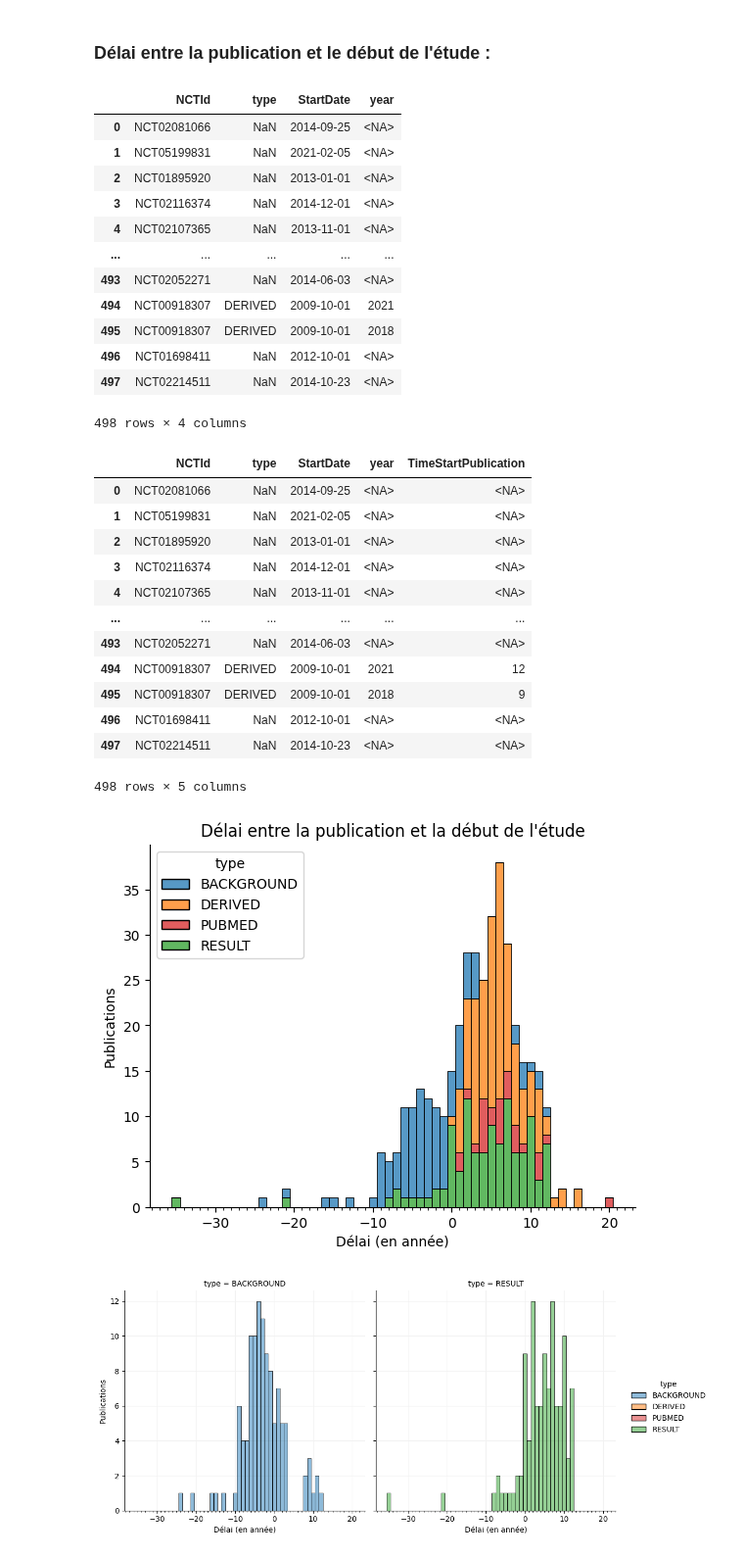
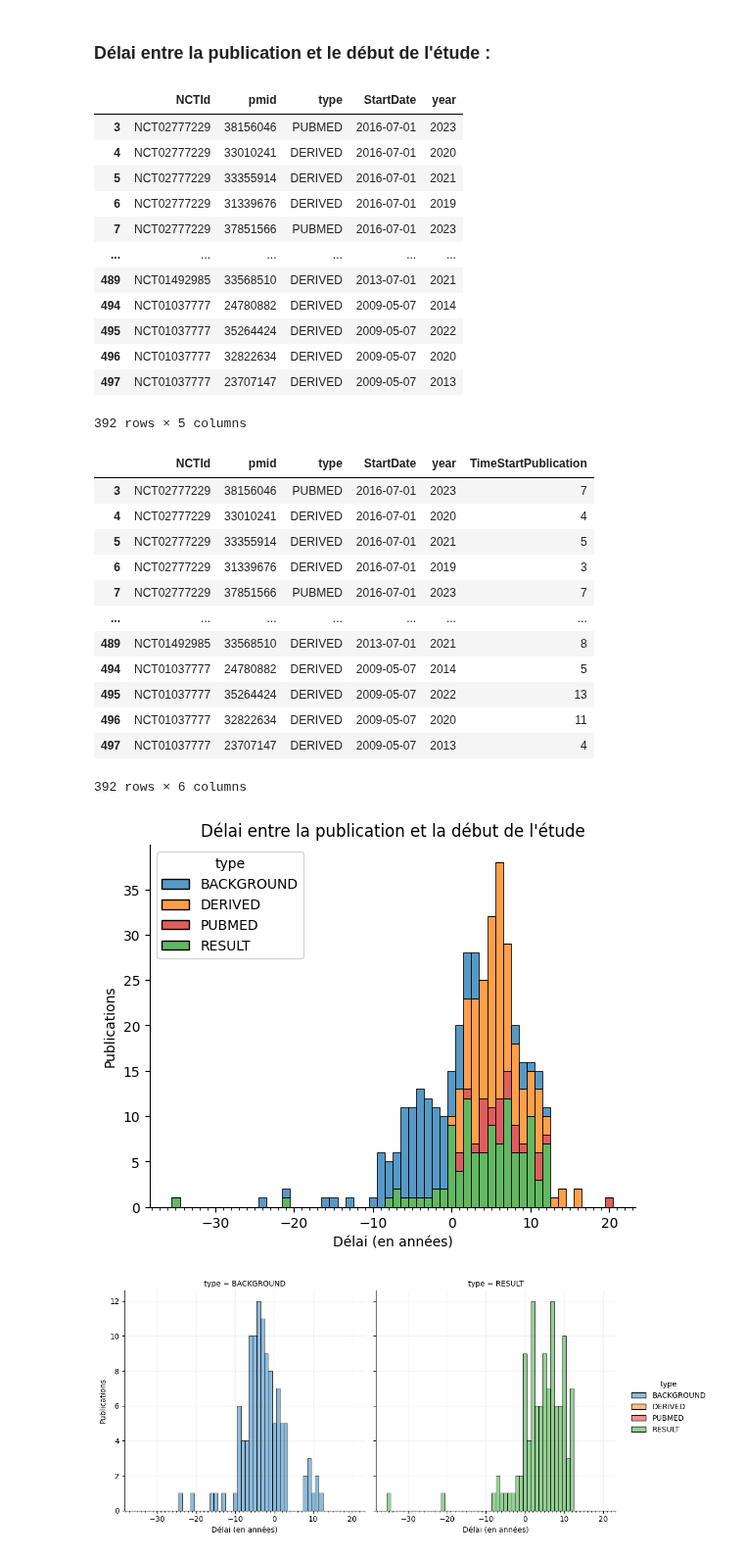
Before and after one commit to Inserm-IST/BSO-Inserm-Sante, a Jupyter notebook: 02_traitement_donnees_sante.ipynb, the cells around one changed output. Shown at 98% size. Cells and saved outputs as stored; diff of their text form; code cells hidden in the pictures.

```diff
--- a/02_traitement_donnees_sante.ipynb
+++ b/02_traitement_donnees_sante.ipynb
@@ -9,27 +18,27 @@ import seaborn as sns
 # %% [markdown]
 ## Import de la DataFrame :
 # %%
-df_final = pd.read_csv(
-    'Data/outputs/extract_df_final.csv', sep=';', encoding='utf-8-sig'
+df_extract = pd.read_csv(
+    'Data/outputs/df_extract.csv', sep=';', encoding='utf-8-sig'
 )
-# df_final.info()
+# df_extract.info()
 # %%
-df_final = df_final.astype(
+df_extract = df_extract.astype(
     {
         'OverallStatus': 'category',
         'StudyType': 'category',
         'type': 'category',
     }
 )
-df_final = df_final.astype(
+df_extract = df_extract.astype(
     {
         'StudyFirstPostDate': 'datetime64[ns]',
         'StartDate': 'datetime64[ns]',
         'CompletionDate': 'datetime64[ns]',
     }
 )
-df_final = df_final.convert_dtypes()
-df_final.info()
+df_extract = df_extract.convert_dtypes()
+df_extract.info()
 # %% [output]
 <class 'pandas.core.frame.DataFrame'>
 RangeIndex: 498 entries, 0 to 497
@@ -660,65 +568,66 @@ g.set(
 # %% [markdown]
 ### Délai entre la publication et le début de l'étude :
 # %%
-df_final.loc[:, ['NCTId', 'type', 'StartDate', 'year']]
+df_start_date = df_extract.loc[:, ['NCTId', 'pmid', 'type', 'StartDate', 'year']].dropna()
+df_start_date
 # %% [output]
-|  | NCTId | type | StartDate | year |
-| 0 | NCT02081066 | NaN | 2014-09-25 | <NA> |
-| 1 | NCT05199831 | NaN | 2021-02-05 | <NA> |
-| 2 | NCT01895920 | NaN | 2013-01-01 | <NA> |
-| 3 | NCT02116374 | NaN | 2014-12-01 | <NA> |
-| 4 | NCT02107365 | NaN | 2013-11-01 | <NA> |
-| ... | ... | ... | ... | ... |
-| 493 | NCT02052271 | NaN | 2014-06-03 | <NA> |
-| 494 | NCT00918307 | DERIVED | 2009-10-01 | 2021 |
-| 495 | NCT00918307 | DERIVED | 2009-10-01 | 2018 |
-| 496 | NCT01698411 | NaN | 2012-10-01 | <NA> |
-| 497 | NCT02214511 | NaN | 2014-10-23 | <NA> |
+|  | NCTId | pmid | type | StartDate | year |
+| 3 | NCT02777229 | 38156046 | PUBMED | 2016-07-01 | 2023 |
+| 4 | NCT02777229 | 33010241 | DERIVED | 2016-07-01 | 2020 |
+| 5 | NCT02777229 | 33355914 | DERIVED | 2016-07-01 | 2021 |
+| 6 | NCT02777229 | 31339676 | DERIVED | 2016-07-01 | 2019 |
+| 7 | NCT02777229 | 37851566 | PUBMED | 2016-07-01 | 2023 |
+| ... | ... | ... | ... | ... | ... |
+| 489 | NCT01492985 | 33568510 | DERIVED | 2013-07-01 | 2021 |
+| 494 | NCT01037777 | 24780882 | DERIVED | 2009-05-07 | 2014 |
+| 495 | NCT01037777 | 35264424 | DERIVED | 2009-05-07 | 2022 |
+| 496 | NCT01037777 | 32822634 | DERIVED | 2009-05-07 | 2020 |
+| 497 | NCT01037777 | 23707147 | DERIVED | 2009-05-07 | 2013 |
-498 rows × 4 columns
+392 rows × 5 columns
 # %%
-time_start_publication = df_final.loc[:, 'year'] - df_final.loc[:, 'StartDate'].dt.year.astype('Int64')
+time_start_publication = df_start_date.loc[:, 'year'] - df_start_date.loc[:, 'StartDate'].dt.year.astype('Int64')
 time_start_publication = time_start_publication.rename('TimeStartPublication')
-time_start_publication = df_final.loc[:, ['NCTId', 'type', 'StartDate', 'year']].join(time_start_publication)
+time_start_publication = df_start_date.join(time_start_publication)
 time_start_publication
 # %% [output]
-|  | NCTId | type | StartDate | year | TimeStartPublication |
-| 0 | NCT02081066 | NaN | 2014-09-25 | <NA> | <NA> |
-| 1 | NCT05199831 | NaN | 2021-02-05 | <NA> | <NA> |
-| 2 | NCT01895920 | NaN | 2013-01-01 | <NA> | <NA> |
-| 3 | NCT02116374 | NaN | 2014-12-01 | <NA> | <NA> |
-| 4 | NCT02107365 | NaN | 2013-11-01 | <NA> | <NA> |
-| ... | ... | ... | ... | ... | ... |
-| 493 | NCT02052271 | NaN | 2014-06-03 | <NA> | <NA> |
-| 494 | NCT00918307 | DERIVED | 2009-10-01 | 2021 | 12 |
-| 495 | NCT00918307 | DERIVED | 2009-10-01 | 2018 | 9 |
-| 496 | NCT01698411 | NaN | 2012-10-01 | <NA> | <NA> |
-| 497 | NCT02214511 | NaN | 2014-10-23 | <NA> | <NA> |
+|  | NCTId | pmid | type | StartDate | year | TimeStartPublication |
+| 3 | NCT02777229 | 38156046 | PUBMED | 2016-07-01 | 2023 | 7 |
+| 4 | NCT02777229 | 33010241 | DERIVED | 2016-07-01 | 2020 | 4 |
+| 5 | NCT02777229 | 33355914 | DERIVED | 2016-07-01 | 2021 | 5 |
+| 6 | NCT02777229 | 31339676 | DERIVED | 2016-07-01 | 2019 | 3 |
+| 7 | NCT02777229 | 37851566 | PUBMED | 2016-07-01 | 2023 | 7 |
+| ... | ... | ... | ... | ... | ... | ... |
+| 489 | NCT01492985 | 33568510 | DERIVED | 2013-07-01 | 2021 | 8 |
+| 494 | NCT01037777 | 24780882 | DERIVED | 2009-05-07 | 2014 | 5 |
+| 495 | NCT01037777 | 35264424 | DERIVED | 2009-05-07 | 2022 | 13 |
+| 496 | NCT01037777 | 32822634 | DERIVED | 2009-05-07 | 2020 | 11 |
+| 497 | NCT01037777 | 23707147 | DERIVED | 2009-05-07 | 2013 | 4 |
-498 rows × 5 columns
+392 rows × 6 columns
 # %%
 g = sns.histplot(
     data=time_start_publication,
     x='TimeStartPublication',
     hue='type',
     multiple='stack',
     # element="step",
     discrete=True,
     palette=palette,
 )
 
 # x axis ticks
 g.xaxis.set_minor_locator(AutoMinorLocator(10))
 
 # Title
 g.set(
     title="Délai entre la publication et la début de l'étude",
-    xlabel='Délai (en année)',
+    xlabel='Délai (en années)',
     ylabel='Publications',
 )
 
 # Remove spines
 sns.despine()
 # %% [output]
-[figure, old version]
+[figure, new version]
 # %%
 g = sns.displot(
     data=time_start_publication,
```
Also changed, not shown: parts of 129 cells of this notebook.
